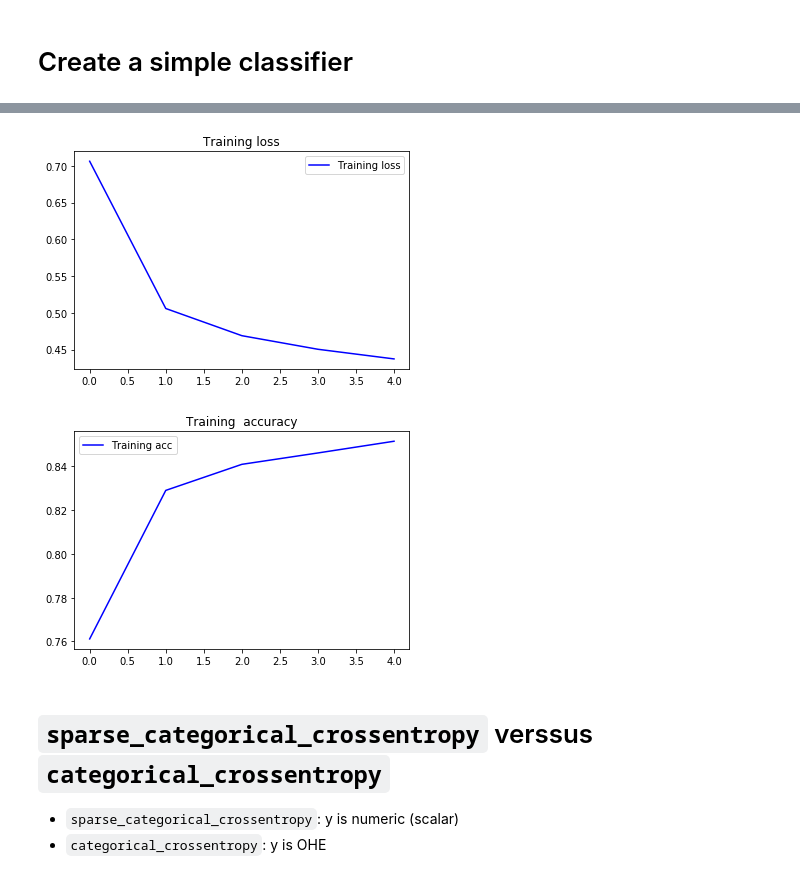
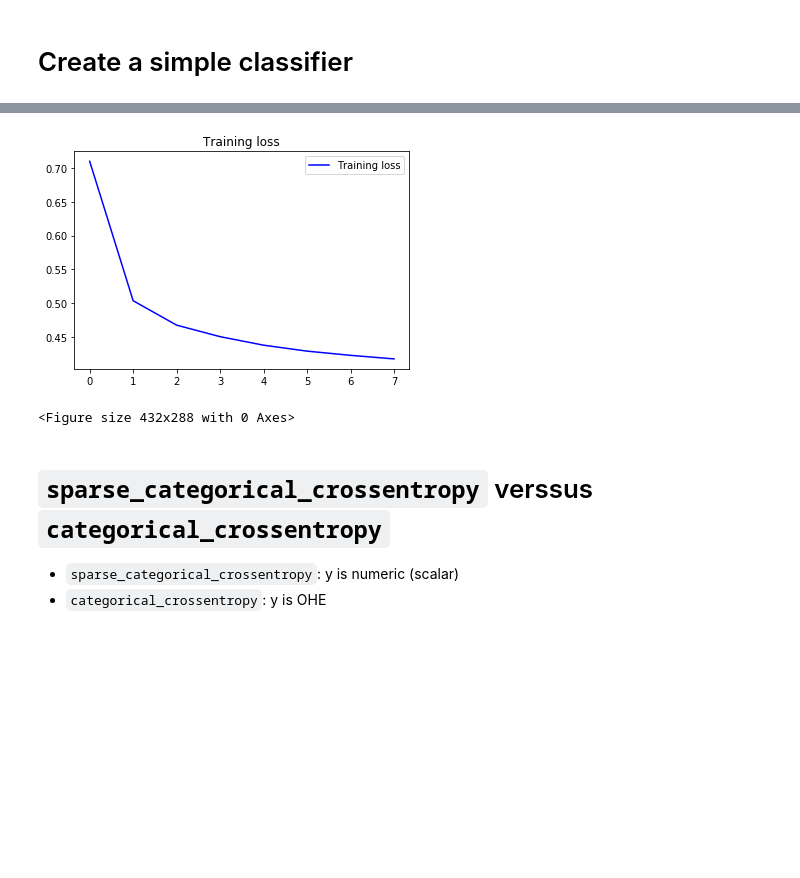
Before and after one commit to kenperry-public/ML_Fall_2019, a Jupyter notebook: DNN_MNIST.ipynb, the cells around one changed output, grey strips where cells are left out. Cells and saved outputs as stored; diff of their text form; code cells hidden in the pictures; blank space fills up the shorter version.

```diff
--- a/DNN_MNIST.ipynb
+++ b/DNN_MNIST.ipynb
@@ -33,10 +33,14 @@ import IPython
 # - the dimensions of the input by examining the first training example
 # - the dimensions of the output (number of classes) by examinimg the targets
 
+input_size = np.prod(X_train[0].shape)
 output_size = np.unique(y_train).shape[0]
 
 # input image dimensions
 img_rows, img_cols = X_train[0].shape[0:2]
+
+batch_size=128
+epochs = 20
 # %% [markdown]
 # Utility routines
 # %%
@@ -238,0 +204,3 @@ Test loss: 0.4871035826206207
+# %%
+mnist_dnn_model = createSimpleClassifier(output_size)
+history = trainModel(mnist_dnn_model, X_train, y_train, X_test, y_test)
@@ -245,8 +232,8 @@ Test dataset: loss=0.4871, accuracy=0.8304
 # %%
-plot_training(history, metrics)
+plot_training(history)
 # %% [output]
-[figure, old version]
+[figure, new version]
-[figure, removed]
+<Figure size 432x288 with 0 Axes>
 # %% [markdown]
 # `sparse_categorical_crossentropy` verssus `categorical_crossentropy`
 - `sparse_categorical_crossentropy`: y is numeric (scalar)
```
Also changed, not shown: parts of 12 cells of this notebook.
